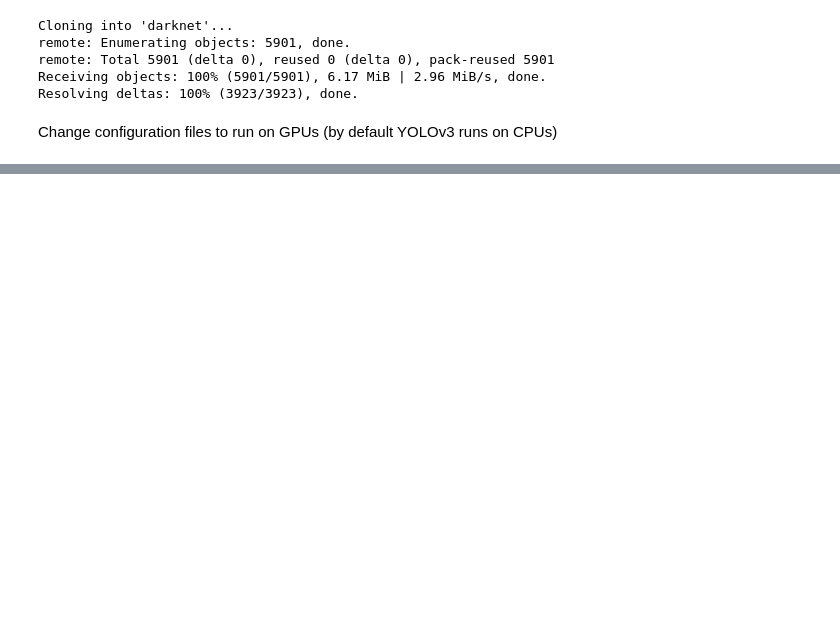
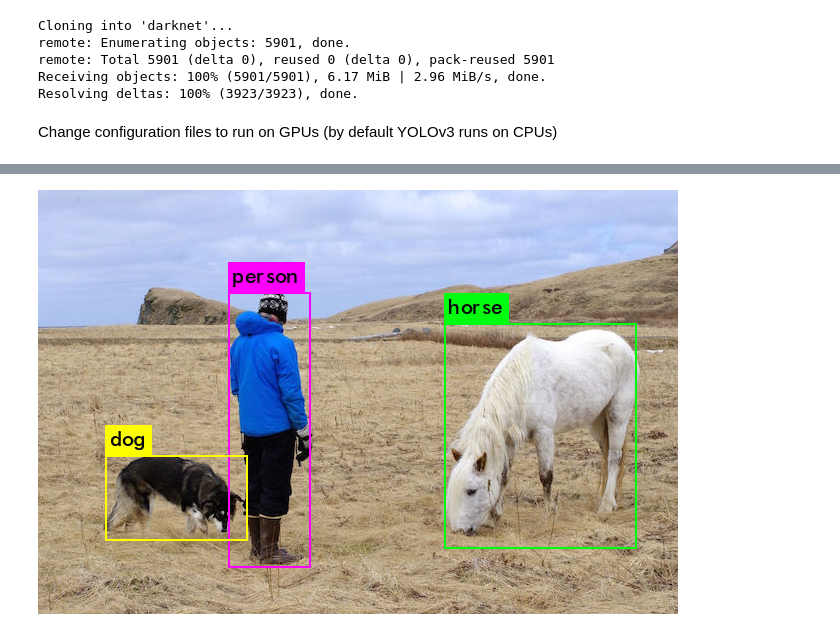
Before and after one commit to fspaolo/gfw-problem, a Jupyter notebook: example.ipynb, the cells around one changed output, grey strips where cells are left out. Cells and saved outputs as stored; diff of their text form; code cells hidden in the pictures; blank space fills up the shorter version.

Commit message:
Add figure

```diff
--- a/example.ipynb
+++ b/example.ipynb
@@ -24,0 +97,6 @@ Change configuration files to run on GPUs (by default YOLOv3 runs on CPUs)
+# %%
+# Inspect bounding boxes of predictions
+from IPython.display import Image
+Image('predictions.jpg')
+# %% [output]
+[figure, added]
```
Also changed, not shown: parts of 12 cells of this notebook, 1 other file.
